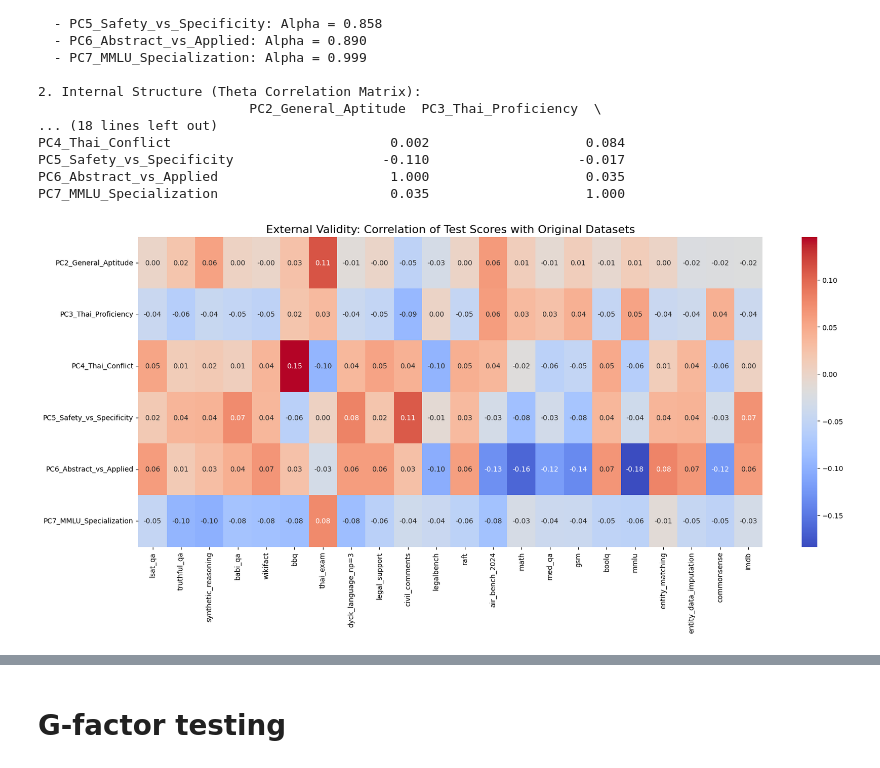
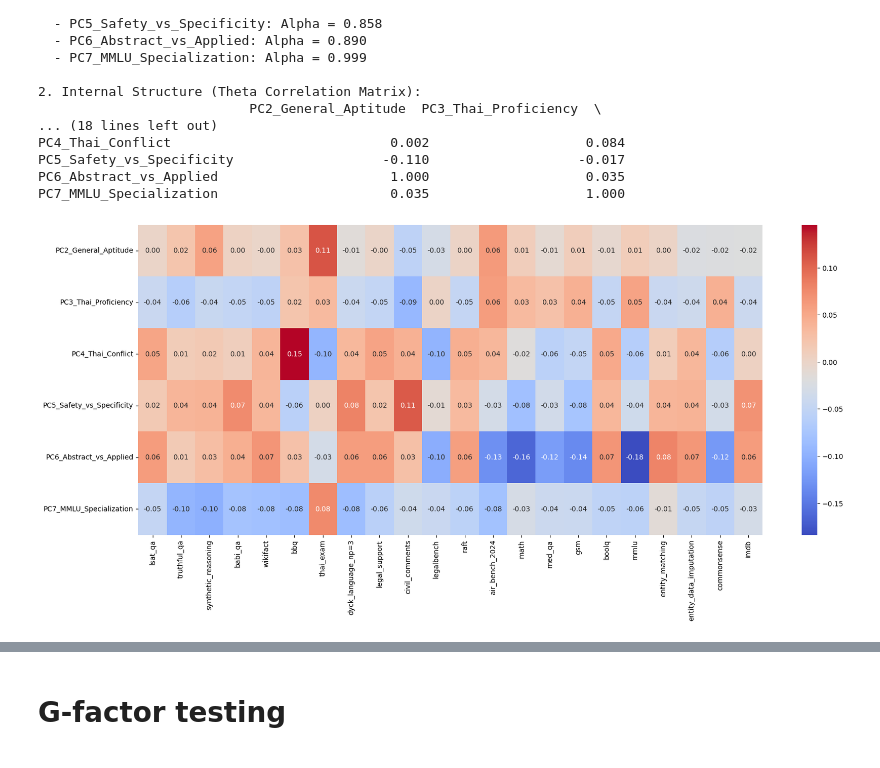
Before and after one commit to ronanhansel/reeval-multi, a Jupyter notebook: calibration/calibration_PCA.ipynb, the cells around one changed output, grey strips where cells are left out. Drawn from its saved outputs; the diff is of its cells as text; code cells hidden in the pictures.

```diff
--- a/calibration/calibration_PCA.ipynb
+++ b/calibration/calibration_PCA.ipynb
@@ -355,23 +355,22 @@ score_matrix_df = pd.read_csv("../data/scenario_probs.csv")
 # %%
 # Combine the two dataframes
 combined_df = pd.concat([thetas_df, score_matrix_df], axis=1)
 
 # Calculate the full correlation matrix
 full_corr_matrix = combined_df.corr()
 
 # Isolate the part of the matrix we care about:
 # Rows: Your 6 test scores
 # Columns: The 22 original dataset scores
 validity_matrix = full_corr_matrix.loc[thetas_df.columns, score_matrix_df.columns]
 
 # Plot the validity matrix as a heatmap
 plt.figure(figsize=(20, 8))
 sns.heatmap(validity_matrix, annot=True, cmap='coolwarm', fmt='.2f')
-plt.title('External Validity: Correlation of Test Scores with Original Datasets', fontsize=16)
 plt.savefig('../result/PCA_testscore_corr.svg')
 plt.show()
 # %% [output]
-[figure, old version]
+[figure, new version]
 # %%
 import pandas as pd
 import seaborn as sns
```
Also changed, not shown: parts of 2 cells of this notebook, 2 other files.
